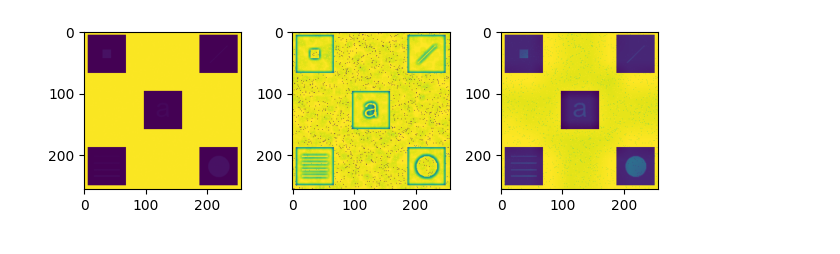
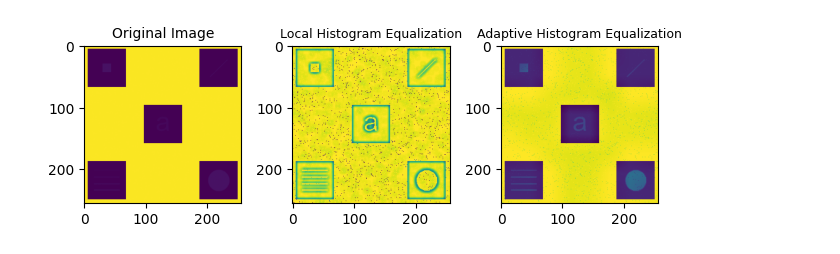
Before and after one commit to krysx7003/CPSO, a Jupyter notebook: Lab2/Cw8.ipynb, the cells around one changed output. Saved outputs shown, nothing was run; the diff lists cells and outputs as text; code cells hidden in the pictures.

```diff
--- a/Lab2/Cw8.ipynb
+++ b/Lab2/Cw8.ipynb
@@ -10,19 +18,22 @@ img = tiff.imread("src/hidden-symbols.tif")
 # %%
 #Wyświetlenie załadowanego obrazu
 img_local = rank.equalize(img, morp.disk(5))
 img_stat = exposure.equalize_adapthist(img, clip_limit=0.15)
 
 plt.figure()
 plt.subplot(1,3,1)
 plt.imshow(img)
+plt.title("Original Image", fontsize=10)
 
 plt.subplot(1,3,2)
 plt.imshow(img_local)
+plt.title("Local Histogram Equalization", fontsize=9)
 
 plt.subplot(1,3,3)
 plt.imshow(img_stat)
+plt.title("Adaptive Histogram Equalization", fontsize=9)
 
 plt.tight_layout()
 plt.show()
 # %% [output]
-[figure, old version]
+[figure, new version]
```
Also changed, not shown: parts of 1 cell of this notebook, 4 other files.
